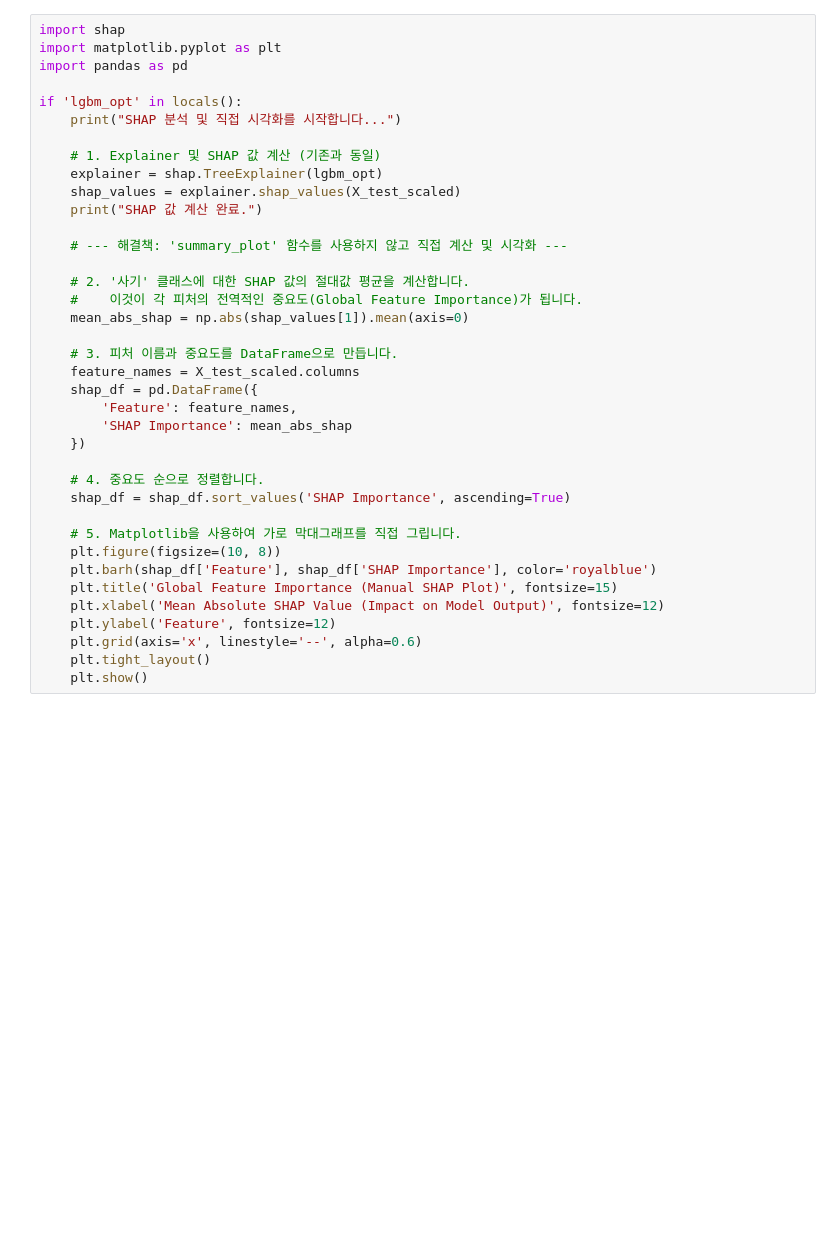
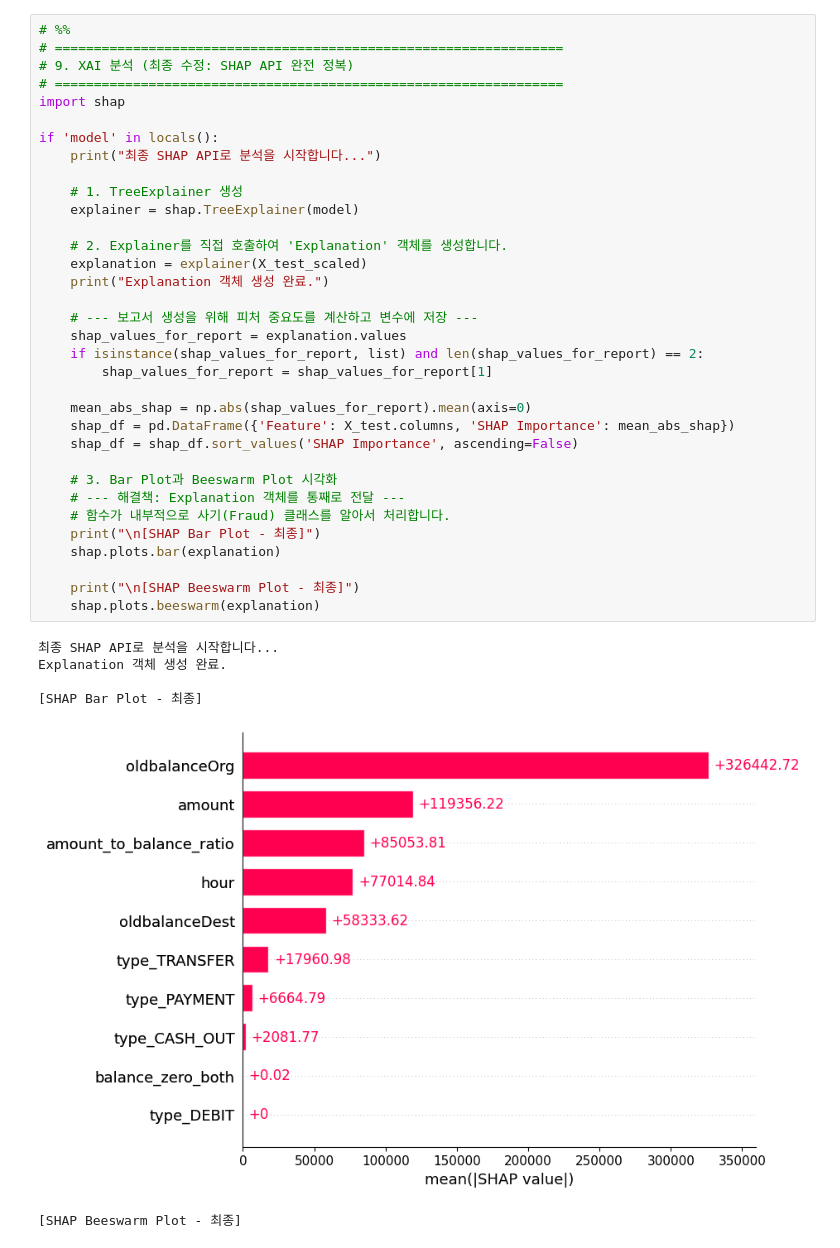
Before and after one commit to yelim8902/XAI_AML, a Jupyter notebook: notebooks/final.ipynb, the cells around one changed output. Drawn from its saved outputs; the diff is of its cells as text; blank space fills up the shorter version.

```diff
--- a/notebooks/final.ipynb
+++ b/notebooks/final.ipynb
@@ -243,38 +263,41 @@ AssertionError: Summary plots need a matrix of shap_values, not a vector.
-# %%
-import shap
-import matplotlib.pyplot as plt
-import pandas as pd
-
-if 'lgbm_opt' in locals():
-    print("SHAP 분석 및 직접 시각화를 시작합니다...")
-
-    # 1. Explainer 및 SHAP 값 계산 (기존과 동일)
-    explainer = shap.TreeExplainer(lgbm_opt)
-    shap_values = explainer.shap_values(X_test_scaled)
-    print("SHAP 값 계산 완료.")
-
-    # --- 해결책: 'summary_plot' 함수를 사용하지 않고 직접 계산 및 시각화 ---
-
-    # 2. '사기' 클래스에 대한 SHAP 값의 절대값 평균을 계산합니다.
-    #    이것이 각 피처의 전역적인 중요도(Global Feature Importance)가 됩니다.
-    mean_abs_shap = np.abs(shap_values[1]).mean(axis=0)
-
-    # 3. 피처 이름과 중요도를 DataFrame으로 만듭니다.
-    feature_names = X_test_scaled.columns
-    shap_df = pd.DataFrame({
-        'Feature': feature_names,
-        'SHAP Importance': mean_abs_shap
-    })
-
-    # 4. 중요도 순으로 정렬합니다.
-    shap_df = shap_df.sort_values('SHAP Importance', ascending=True)
-
-    # 5. Matplotlib을 사용하여 가로 막대그래프를 직접 그립니다.
-    plt.figure(figsize=(10, 8))
-    plt.barh(shap_df['Feature'], shap_df['SHAP Importance'], color='royalblue')
-    plt.title('Global Feature Importance (Manual SHAP Plot)', fontsize=15)
-    plt.xlabel('Mean Absolute SHAP Value (Impact on Model Output)', fontsize=12)
-    plt.ylabel('Feature', fontsize=12)
-    plt.grid(axis='x', linestyle='--', alpha=0.6)
-    plt.tight_layout()
-    plt.show()
+# %%
+# %%
+# =================================================================
+# 9. XAI 분석 (최종 수정: SHAP API 완전 정복)
+# =================================================================
+import shap
+
+if 'model' in locals():
+    print("최종 SHAP API로 분석을 시작합니다...")
+
+    # 1. TreeExplainer 생성
+    explainer = shap.TreeExplainer(model)
+
+    # 2. Explainer를 직접 호출하여 'Explanation' 객체를 생성합니다.
+    explanation = explainer(X_test_scaled)
+    print("Explanation 객체 생성 완료.")
+
+    # --- 보고서 생성을 위해 피처 중요도를 계산하고 변수에 저장 ---
+    shap_values_for_report = explanation.values
+    if isinstance(shap_values_for_report, list) and len(shap_values_for_report) == 2:
+        shap_values_for_report = shap_values_for_report[1]
+
+    mean_abs_shap = np.abs(shap_values_for_report).mean(axis=0)
+    shap_df = pd.DataFrame({'Feature': X_test.columns, 'SHAP Importance': mean_abs_shap})
+    shap_df = shap_df.sort_values('SHAP Importance', ascending=False)
+
+    # 3. Bar Plot과 Beeswarm Plot 시각화
+    # --- 해결책: Explanation 객체를 통째로 전달 ---
+    # 함수가 내부적으로 사기(Fraud) 클래스를 알아서 처리합니다.
+    print("\n[SHAP Bar Plot - 최종]")
+    shap.plots.bar(explanation)
+
+    print("\n[SHAP Beeswarm Plot - 최종]")
+    shap.plots.beeswarm(explanation)
+# %% [output]
+최종 SHAP API로 분석을 시작합니다...
+Explanation 객체 생성 완료.
+
+[SHAP Bar Plot - 최종]
+[figure, added]
+[SHAP Beeswarm Plot - 최종]
```
Also changed, not shown: parts of 3 cells of this notebook, 42 other files.
